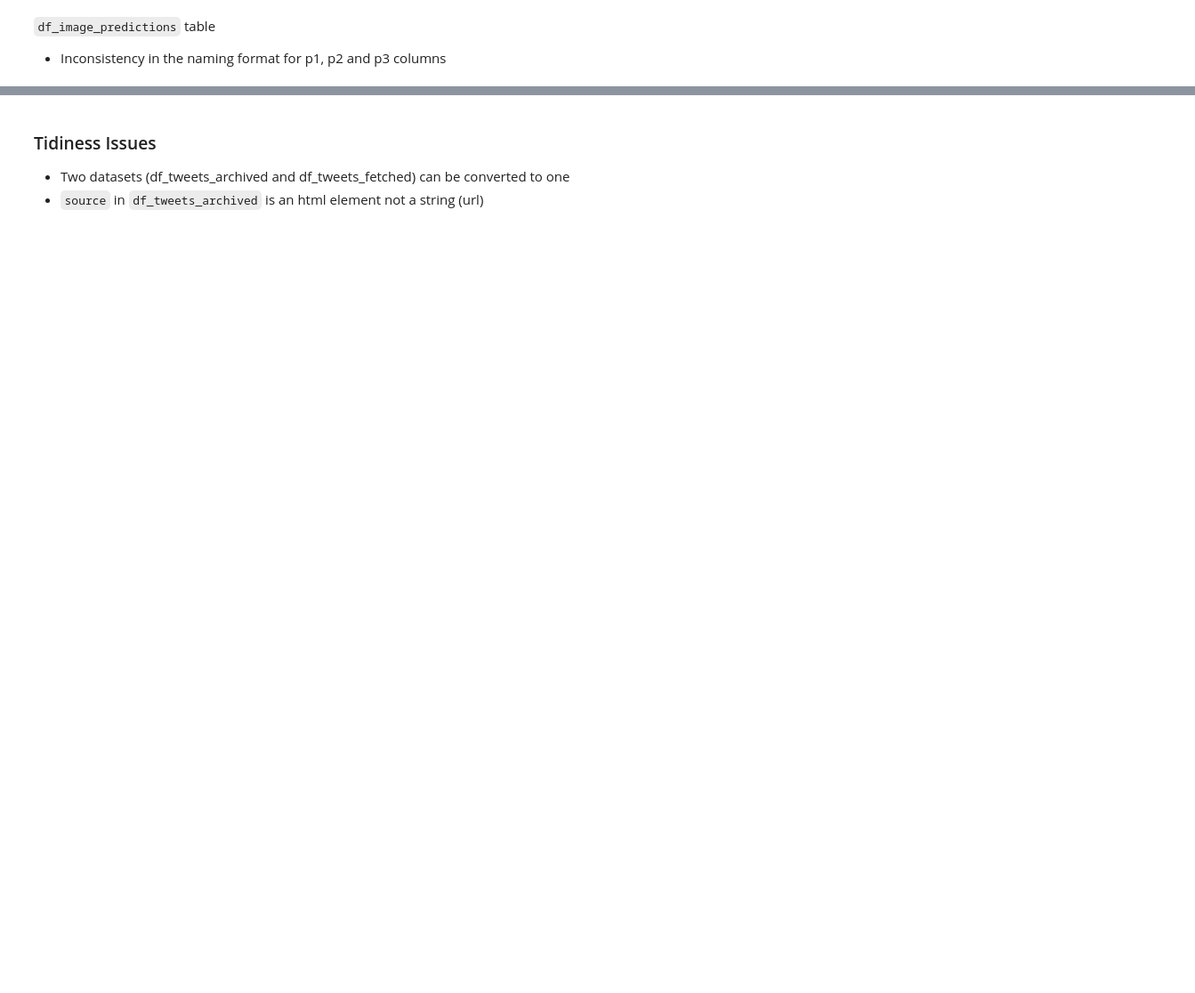
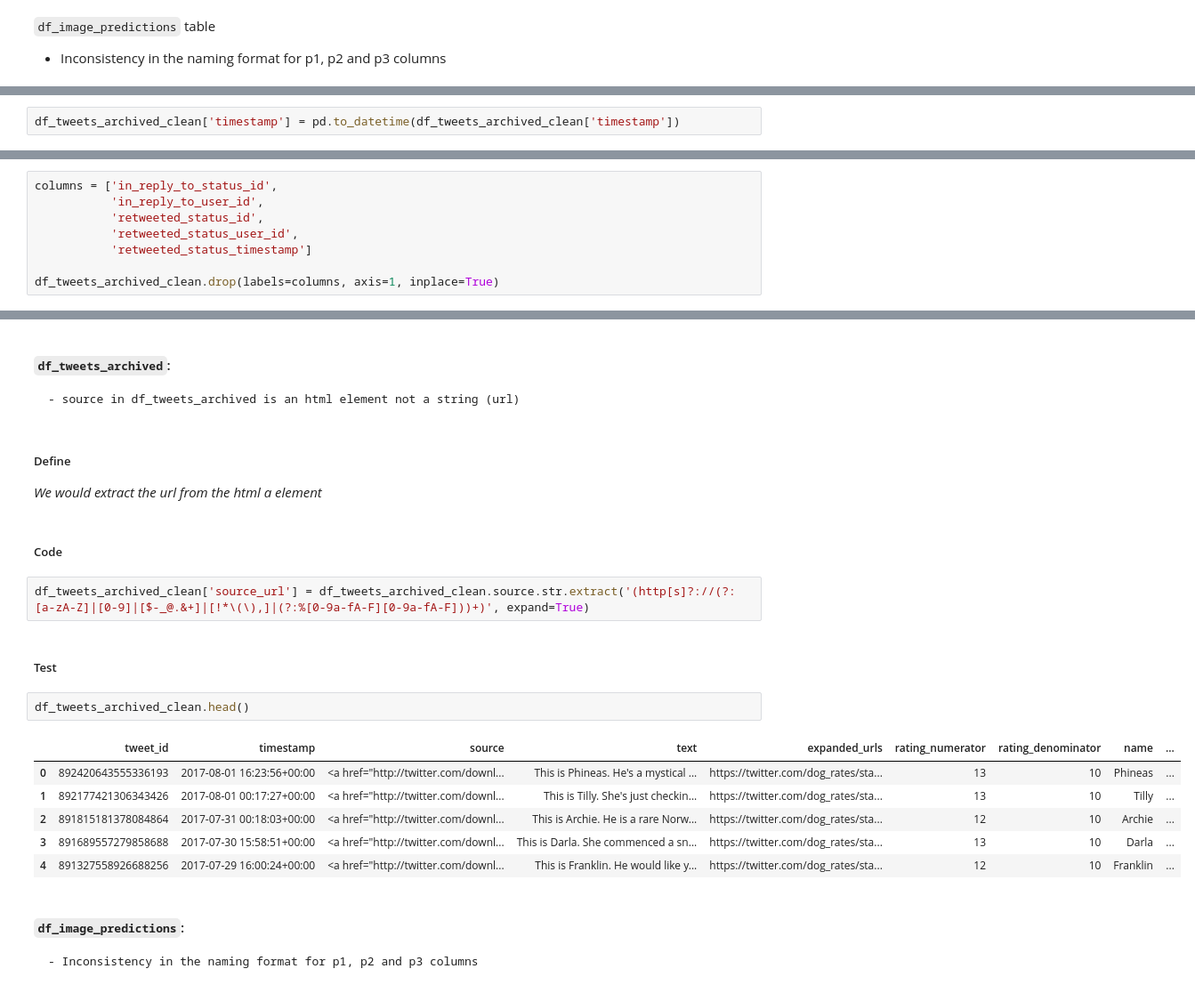
Before and after one commit to ismailomodara/we-rate-dogs, a Jupyter notebook: Wrangle_Act.ipynb, the cells around one changed output, grey strips where cells are left out. Shown: that part at 89% size. Saved outputs shown, nothing was run; the diff lists cells and outputs as text; blank space fills up the shorter version.

```diff
--- a/Wrangle_Act.ipynb
+++ b/Wrangle_Act.ipynb
@@ -359,0 +390,2 @@ df_tweets_fetched.describe()
+# %%
+df_tweets_archived_clean['timestamp'] = pd.to_datetime(df_tweets_archived_clean['timestamp'])
@@ -359,0 +423,8 @@ df_tweets_fetched.describe()
+# %%
+columns = ['in_reply_to_status_id',
+           'in_reply_to_user_id',
+           'retweeted_status_id',
+           'retweeted_status_user_id',
+           'retweeted_status_timestamp']
+
+df_tweets_archived_clean.drop(labels=columns, axis=1, inplace=True)
@@ -360,4 +468,24 @@ df_tweets_fetched.describe()
 # %% [markdown]
-### Tidiness Issues
-- Two datasets (df_tweets_archived and df_tweets_fetched) can be converted to one
-- `source` in `df_tweets_archived` is an html element not a string (url)
+#### `df_tweets_archived`:
+    - source in df_tweets_archived is an html element not a string (url)
+# %% [markdown]
+##### Define
+*We would extract the url from the html a element*
+# %% [markdown]
+##### Code
+# %%
+df_tweets_archived_clean['source_url'] = df_tweets_archived_clean.source.str.extract('(http[s]?://(?:[a-zA-Z]|[0-9]|[$-_@.&+]|[!*\(\),]|(?:%[0-9a-fA-F][0-9a-fA-F]))+)', expand=True)
+# %% [markdown]
+##### Test
+# %%
+df_tweets_archived_clean.head()
+# %% [output]
+|  | tweet_id | timestamp | source | text | expanded_urls | rating_numerator | rating_denominator | name | ... |
+| 0 | 892420643555336193 | 2017-08-01 16:23:56+00:00 | <a href="http://twitter.com/downl... | This is Phineas. He's a mystical ... | https://twitter.com/dog_rates/sta... | 13 | 10 | Phineas | ... |
+| 1 | 892177421306343426 | 2017-08-01 00:17:27+00:00 | <a href="http://twitter.com/downl... | This is Tilly. She's just checkin... | https://twitter.com/dog_rates/sta... | 13 | 10 | Tilly | ... |
+| 2 | 891815181378084864 | 2017-07-31 00:18:03+00:00 | <a href="http://twitter.com/downl... | This is Archie. He is a rare Norw... | https://twitter.com/dog_rates/sta... | 12 | 10 | Archie | ... |
+| 3 | 891689557279858688 | 2017-07-30 15:58:51+00:00 | <a href="http://twitter.com/downl... | This is Darla. She commenced a sn... | https://twitter.com/dog_rates/sta... | 13 | 10 | Darla | ... |
+| 4 | 891327558926688256 | 2017-07-29 16:00:24+00:00 | <a href="http://twitter.com/downl... | This is Franklin. He would like y... | https://twitter.com/dog_rates/sta... | 12 | 10 | Franklin | ... |
+# %% [markdown]
+#### `df_image_predictions`:
+    - Inconsistency in the naming format for p1, p2 and p3 columns
```
Also changed, not shown: parts of 46 cells of this notebook, 2 other files.
